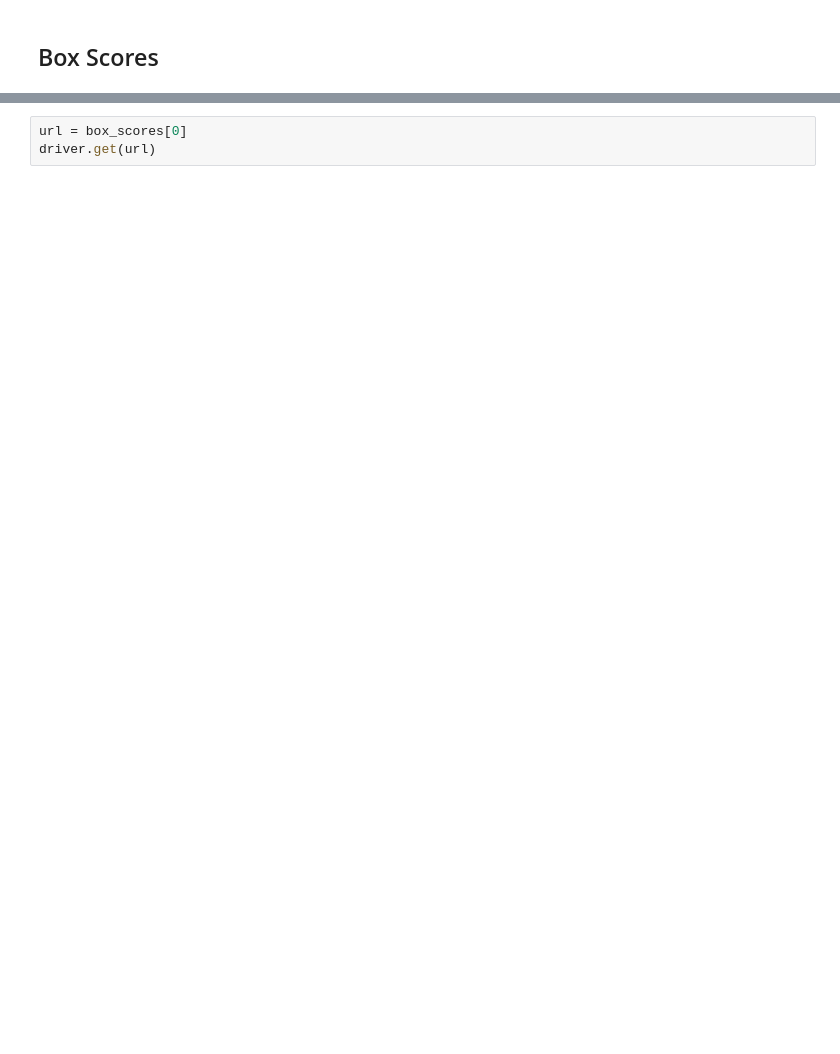
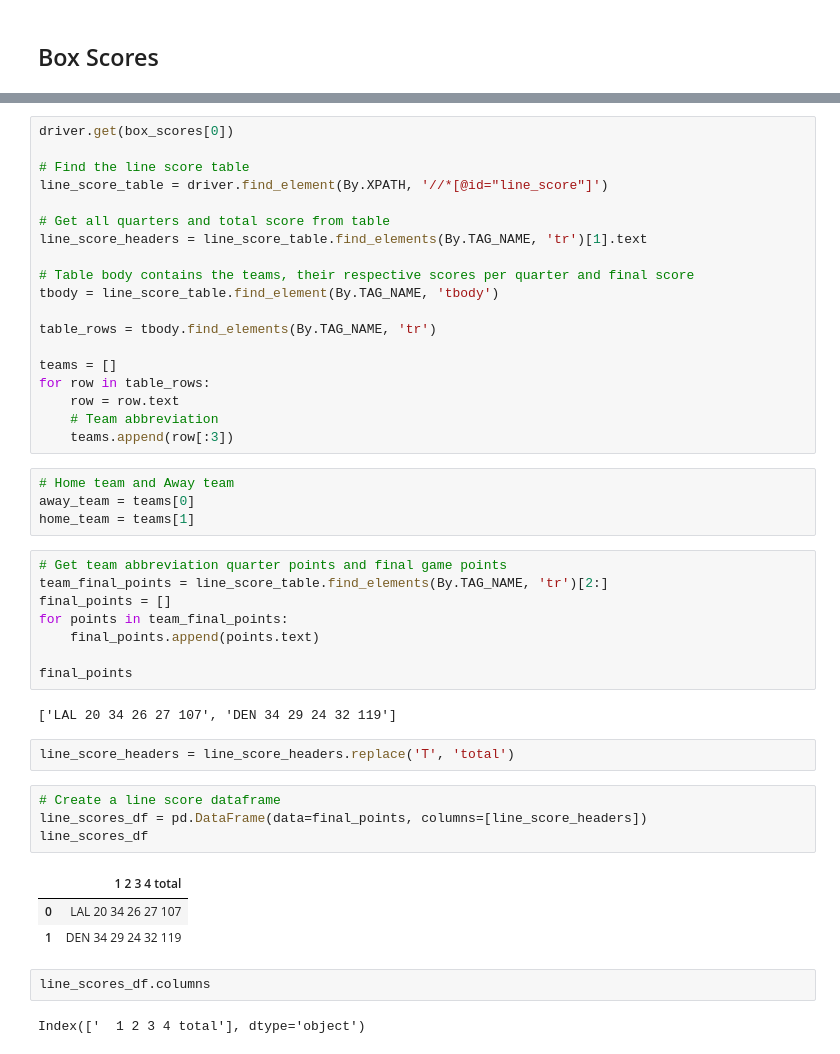
Before and after one commit to VincentGordon-Data-Analyst/nba-web-scraping-project, a Jupyter notebook: Final Scores/final_score.ipynb, the cells around one changed output, grey strips where cells are left out. Saved outputs shown, nothing was run; the diff lists cells and outputs as text; blank space fills up the shorter version.

Commit message:
line score data frame create

```diff
--- a/Final Scores/final_score.ipynb
+++ b/Final Scores/final_score.ipynb
@@ -99,6 +108,50 @@ links = table.find_elements(By.TAG_NAME, 'a')
 
 # Find href links that contain the boxscores
 box_scores = [link.get_attribute('href') for link in links if '.html' in link.get_attribute('href') and '/boxscores/' in link.get_attribute('href') ]
-# %%
-url = box_scores[0]
-driver.get(url)
+# %%
+driver.get(box_scores[0])
+
+# Find the line score table
+line_score_table = driver.find_element(By.XPATH, '//*[@id="line_score"]')
+
+# Get all quarters and total score from table
+line_score_headers = line_score_table.find_elements(By.TAG_NAME, 'tr')[1].text
+
+# Table body contains the teams, their respective scores per quarter and final score
+tbody = line_score_table.find_element(By.TAG_NAME, 'tbody')
+
+table_rows = tbody.find_elements(By.TAG_NAME, 'tr')
+
+teams = []
+for row in table_rows:
+    row = row.text
+    # Team abbreviation
+    teams.append(row[:3])
+# %%
+# Home team and Away team
+away_team = teams[0]
+home_team = teams[1]
+# %%
+# Get team abbreviation quarter points and final game points
+team_final_points = line_score_table.find_elements(By.TAG_NAME, 'tr')[2:]
+final_points = []
+for points in team_final_points:
+    final_points.append(points.text)
+
+final_points
+# %% [output]
+['LAL 20 34 26 27 107', 'DEN 34 29 24 32 119']
+# %%
+line_score_headers = line_score_headers.replace('T', 'total')
+# %%
+# Create a line score dataframe
+line_scores_df = pd.DataFrame(data=final_points, columns=[line_score_headers])
+line_scores_df
+# %% [output]
+|  | 1 2 3 4 total |
+| 0 | LAL 20 34 26 27 107 |
+| 1 | DEN 34 29 24 32 119 |
+# %%
+line_scores_df.columns
+# %% [output]
+Index(['  1 2 3 4 total'], dtype='object')
```
Also changed, not shown: parts of 8 cells of this notebook, 6 other files.
